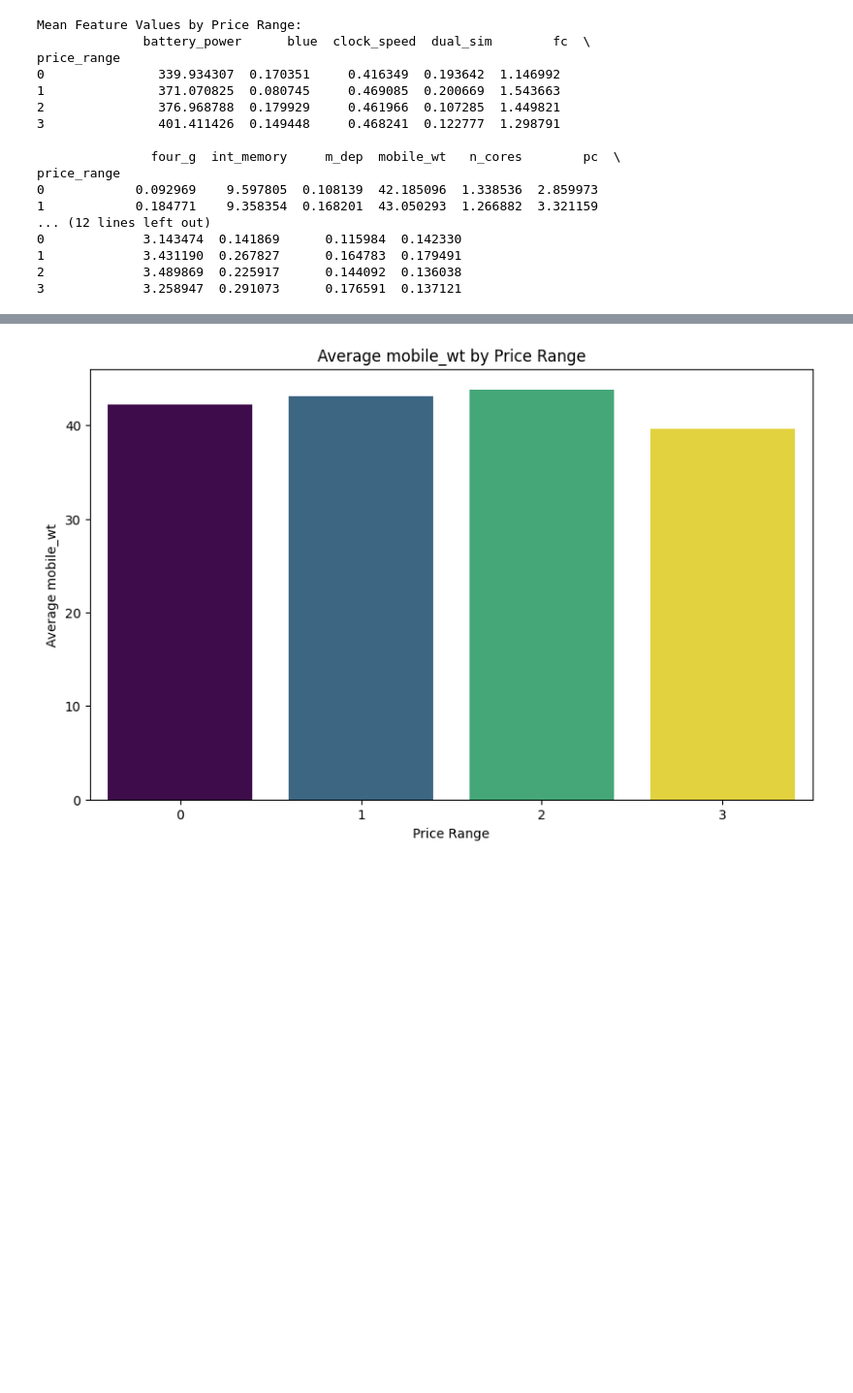
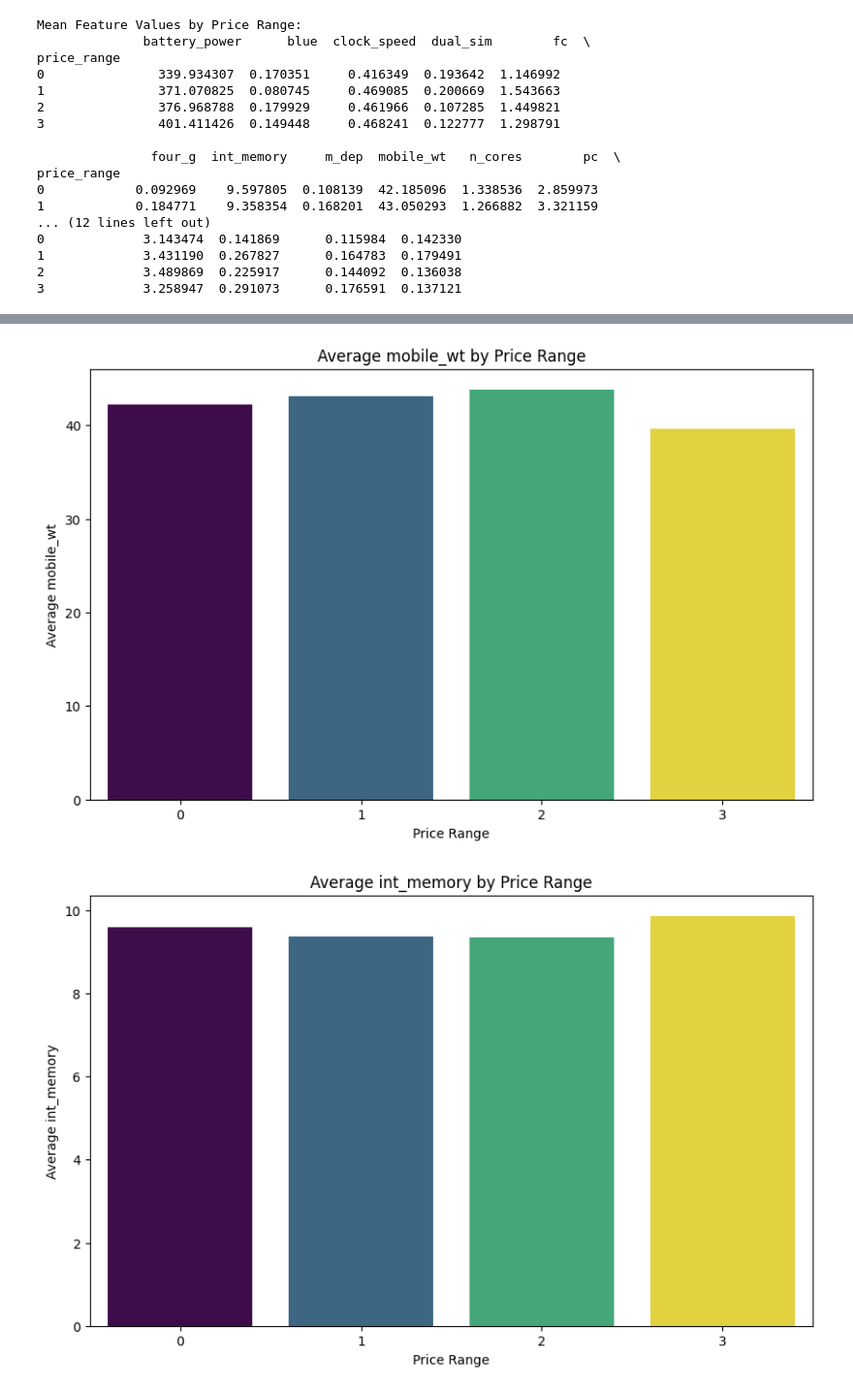
Before and after one commit to Emir515/Business-Intelligence-Assignment-2, a Jupyter notebook: BusinessIntelligence.ipynb, the cells around one changed output, grey strips where cells are left out. Shown at 97% size. Saved outputs shown, nothing was run; the diff lists cells and outputs as text; code cells hidden in the pictures; blank space fills up the shorter version.

```diff
--- a/BusinessIntelligence.ipynb
+++ b/BusinessIntelligence.ipynb
@@ -745,16 +777,17 @@ price_range
 3             3.258947  0.291073      0.176591  0.137121
 # %%
 # plots for first five features
-for feature in feature_importances.index[:5]:
+for feature in feature_importances.index[:10]:
     plt.figure(figsize=(10, 6))
     sns.barplot(x=mean_features_by_price_range.index, y=mean_features_by_price_range[feature], hue=mean_features_by_price_range.index, palette='viridis', legend=False)
     plt.title(f'Average {feature} by Price Range')
     plt.ylabel(f'Average {feature}')
     plt.xlabel('Price Range')
     plt.show()
 # %% [output]
 [figure]
 [figure]
 [figure]
 [figure]
 [figure]
+[figure, added]
```
Also changed, not shown: parts of 5 cells of this notebook.
